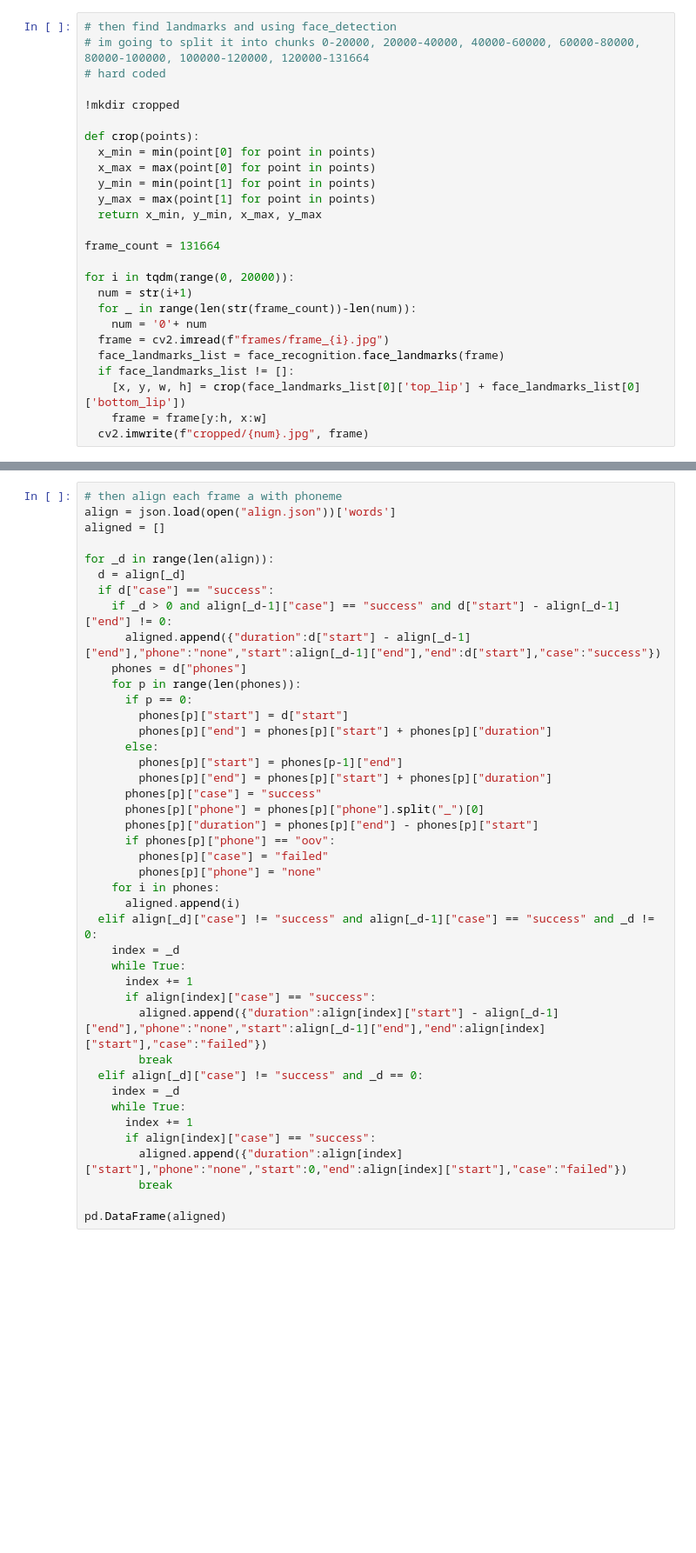
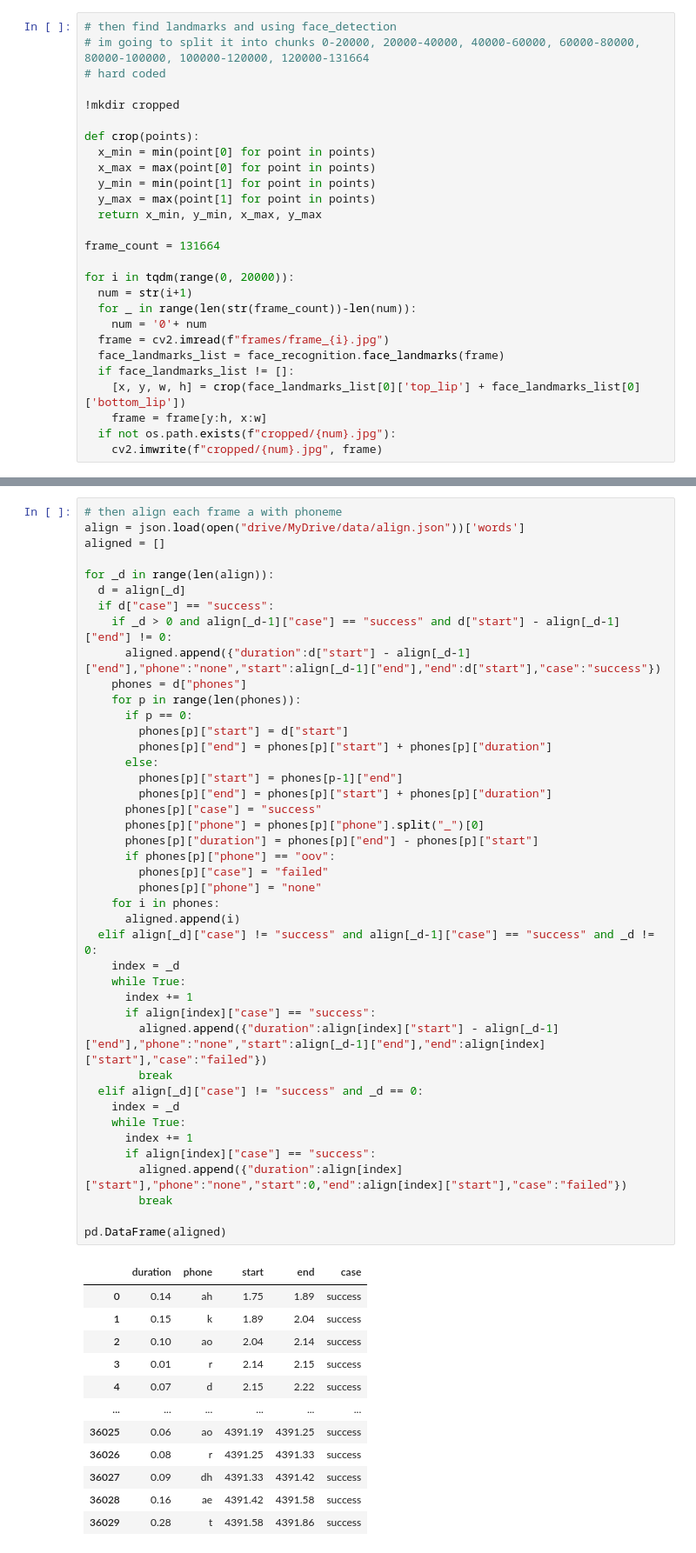
Before and after one commit to DlSCORD-unbIocked/Vision, a Jupyter notebook: lip_reading/lip_reader_dataset_training.ipynb, the cells around one changed output, grey strips where cells are left out. Shown at 87% size. Drawn from its saved outputs; the diff is of its cells as text; blank space fills up the shorter version.

Commit message:
running alignment

```diff
--- a/lip_reading/lip_reader_dataset_training.ipynb
+++ b/lip_reading/lip_reader_dataset_training.ipynb
@@ -76,4 +76,5 @@ for i in tqdm(range(0, 20000)):
   if face_landmarks_list != []:
     [x, y, w, h] = crop(face_landmarks_list[0]['top_lip'] + face_landmarks_list[0]['bottom_lip'])
     frame = frame[y:h, x:w]
-  cv2.imwrite(f"cropped/{num}.jpg", frame)
+  if not os.path.exists(f"cropped/{num}.jpg"):
+    cv2.imwrite(f"cropped/{num}.jpg", frame)
@@ -82,6 +89,6 @@ mkdir: cannot create directory ‘cropped’: File exists
 # %%
 # then align each frame a with phoneme
-align = json.load(open("align.json"))['words']
+align = json.load(open("drive/MyDrive/data/align.json"))['words']
 aligned = []
 
 for _d in range(len(align)):
@@ -95,30 +102,42 @@ for _d in range(len(align)):
         phones[p]["start"] = d["start"]
         phones[p]["end"] = phones[p]["start"] + phones[p]["duration"]
       else:
         phones[p]["start"] = phones[p-1]["end"]
         phones[p]["end"] = phones[p]["start"] + phones[p]["duration"]
       phones[p]["case"] = "success"
       phones[p]["phone"] = phones[p]["phone"].split("_")[0]
       phones[p]["duration"] = phones[p]["end"] - phones[p]["start"]
       if phones[p]["phone"] == "oov":
         phones[p]["case"] = "failed"
         phones[p]["phone"] = "none"
     for i in phones:
       aligned.append(i)
   elif align[_d]["case"] != "success" and align[_d-1]["case"] == "success" and _d != 0:
     index = _d
     while True:
       index += 1
       if align[index]["case"] == "success":
         aligned.append({"duration":align[index]["start"] - align[_d-1]["end"],"phone":"none","start":align[_d-1]["end"],"end":align[index]["start"],"case":"failed"})
         break
   elif align[_d]["case"] != "success" and _d == 0:
     index = _d
     while True:
       index += 1
       if align[index]["case"] == "success":
         aligned.append({"duration":align[index]["start"],"phone":"none","start":0,"end":align[index]["start"],"case":"failed"})
         break
 
 pd.DataFrame(aligned)
 # %% [output]
+|  | duration | phone | start | end | case |
+| 0 | 0.14 | ah | 1.75 | 1.89 | success |
+| 1 | 0.15 | k | 1.89 | 2.04 | success |
+| 2 | 0.10 | ao | 2.04 | 2.14 | success |
+| 3 | 0.01 | r | 2.14 | 2.15 | success |
+| 4 | 0.07 | d | 2.15 | 2.22 | success |
+| ... | ... | ... | ... | ... | ... |
+| 36025 | 0.06 | ao | 4391.19 | 4391.25 | success |
+| 36026 | 0.08 | r | 4391.25 | 4391.33 | success |
+| 36027 | 0.09 | dh | 4391.33 | 4391.42 | success |
+| 36028 | 0.16 | ae | 4391.42 | 4391.58 | success |
+| 36029 | 0.28 | t | 4391.58 | 4391.86 | success |
```
Also changed, not shown: parts of 10 cells of this notebook.
